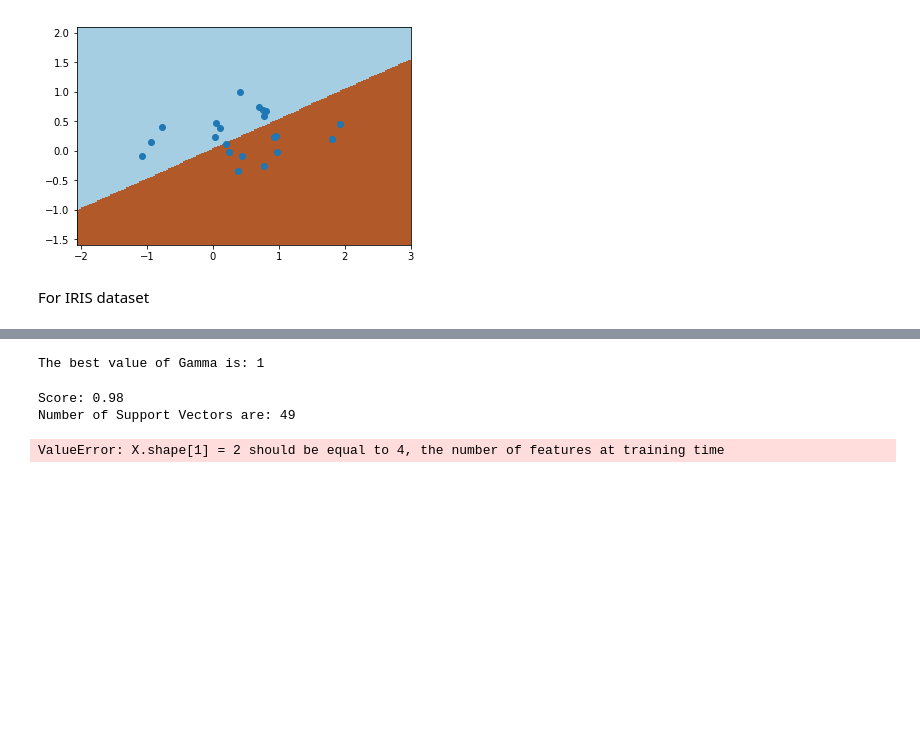
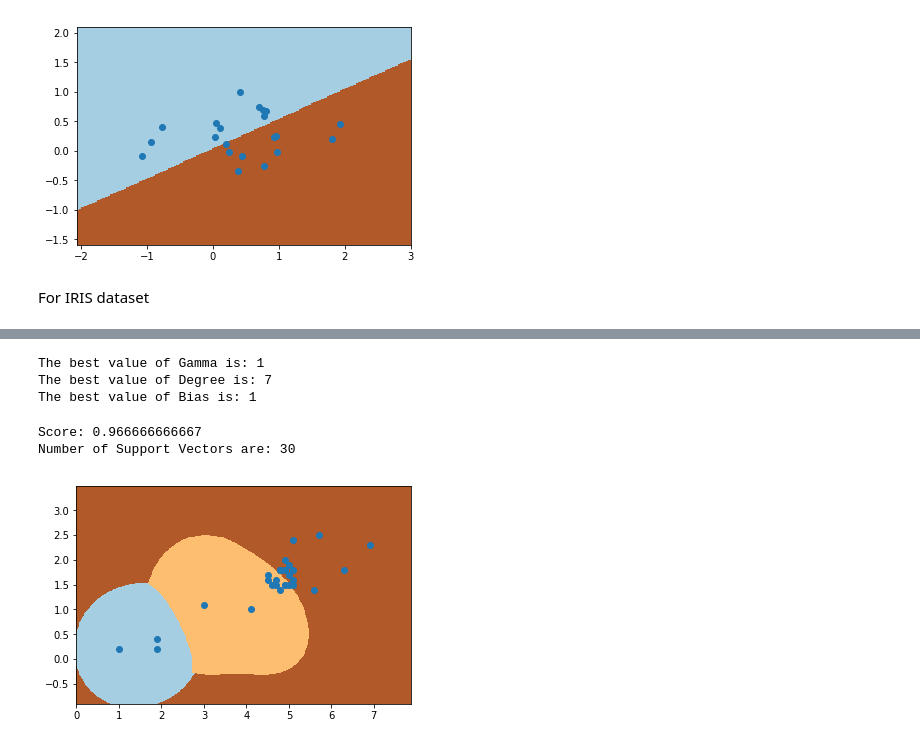
Before and after one commit to rohilrg/Machine-Learning-Practical-Session, a Jupyter notebook: Practical Session on SVM/SVM Practical Session.ipynb, the cells around one changed output, grey strips where cells are left out. Cells and saved outputs as stored; diff of their text form; code cells hidden in the pictures; blank space fills up the shorter version.

```diff
--- a/Practical Session on SVM/SVM Practical Session.ipynb
+++ b/Practical Session on SVM/SVM Practical Session.ipynb
@@ -406,7 +410,7 @@ from sklearn.model_selection import cross_val_score
 scores=[]
 for i in range(1,50):
     score=0
-    SVMC5= SVC(kernel= 'rbf', gamma= i)
+    SVMC5= SVC(kernel= 'rbf', gamma= i, decision_function_shape= 'ovr')
     a= cross_val_score(SVMC5,x,y, cv=3)
     scores.append(score+(a[0]+a[1]+a[2]))
 
@@ -416,9 +420,9 @@ print('The best value of Gamma is:', scores.index(max(scores))+1 )
 
 from sklearn.model_selection import cross_val_score
 scores=[]
-for i in range(1,20):
+for i in range(1,10):
     score=0
-    SVMC6= SVC(kernel= 'poly', degree= i)
+    SVMC6= SVC(kernel= 'poly', degree= i, decision_function_shape='ovr')
     a= cross_val_score(SVMC6,x,y,cv=3)
     scores.append(score+(a[0]+a[1]+a[2]))
 
@@ -431,7 +435,7 @@ from sklearn.model_selection import cross_val_score
 scores=[]
 for i in range(1,30):
     score=0
-    SVMC7= SVC(kernel= 'poly', coef0= i)
+    SVMC7= SVC(kernel= 'poly', coef0= i, decision_function_shape='ovr')
     a= cross_val_score(SVMC7,x,y,cv=3)
     scores.append(score+(a[0]+a[1]+a[2]))
 
@@ -440,30 +444,32 @@ scores.append(score)
 print('The best value of Bias is:', scores.index(max(scores))+1 )
 # %% [output]
 The best value of Gamma is: 1
+The best value of Degree is: 7
+The best value of Bias is: 1
 # %%
 import matplotlib.pyplot as plt #the library for plotting
 #we create a mesh to plot in
 h = 0.02 # grid step
-x_min= x.iloc[:, 2].min() - 1
-x_max= x.iloc[:, 2].max() + 1
-y_min = x.iloc[:, 3].min() - 1
-y_max = x.iloc[:, 3].max() + 1
+x_min= x.iloc[:, 0].min() - 1
+x_max= x.iloc[:, 0].max() + 1
+y_min = x.iloc[:, 1].min() - 1
+y_max = x.iloc[:, 1].max() + 1
 xx, yy = np.meshgrid(np.arange(x_min, x_max, h),
 np.arange(y_min, y_max, h))
-SVM= SVC(kernel='rbf', gamma=3)
+SVM= SVC(kernel='rbf', gamma=1)
 SVM.fit(x,y)
 print('Score:',SVM.score(x,y))
 a= SVM.support_vectors_
 print('Number of Support Vectors are:', len(a))
 Z2 = SVM.predict(np.c_[xx.ravel(),yy.ravel()])
 Z2=Z2.reshape(xx.shape)
 plt.figure()
 plt.pcolormesh(xx,yy,Z2, cmap=plt.cm.Paired)
 # We plot also the training points
 plt.scatter(a[:, 0], a[:, 1], cmap=plt.cm.coolwarm)
 plt.show()
 # %% [output]
-Score: 0.98
-Number of Support Vectors are: 49
+Score: 0.966666666667
+Number of Support Vectors are: 30
-ValueError: X.shape[1] = 2 should be equal to 4, the number of features at training time
+[figure, added]
 # %%
```
Also changed, not shown: parts of 2 cells of this notebook.
